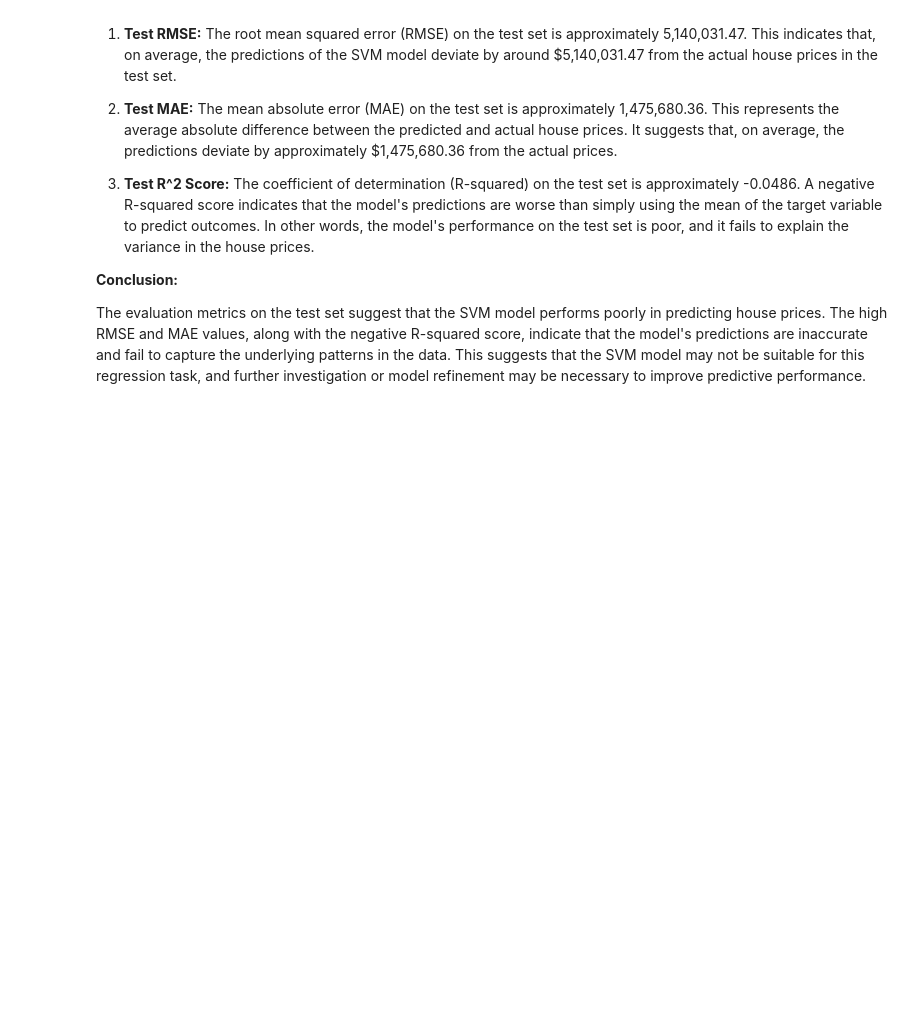
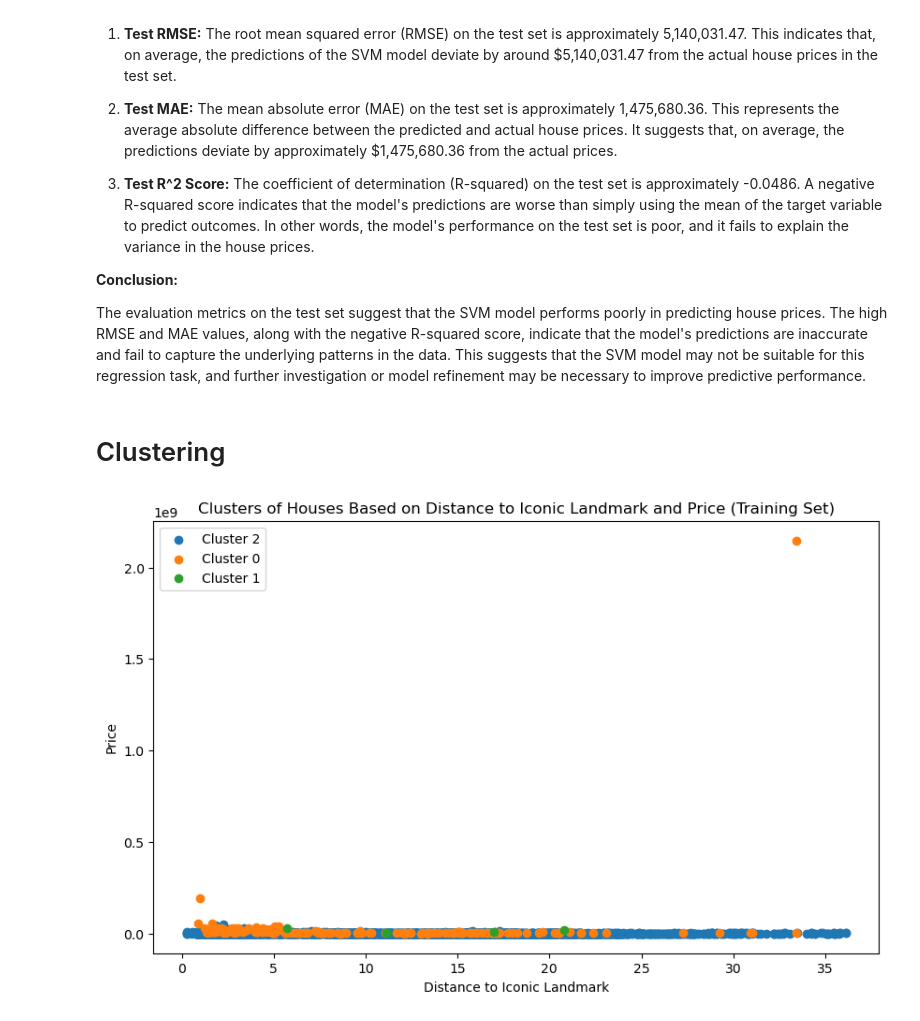
Before and after one commit to 44-566-Machine-Learning-S24/ml-s24-project-Goutamkurri, a Jupyter notebook: classification.ipynb, the cells around one changed output. Cells and saved outputs as stored; diff of their text form; code cells hidden in the pictures; blank space fills up the shorter version.

Commit message:
Completed clustering and dimensional analysis

```diff
--- a/classification.ipynb
+++ b/classification.ipynb
@@ -156,3 +148,33 @@ Upon evaluating the SVM model on the test set, the following observations can be
 **Conclusion:**
 
 The evaluation metrics on the test set suggest that the SVM model performs poorly in predicting house prices. The high RMSE and MAE values, along with the negative R-squared score, indicate that the model's predictions are inaccurate and fail to capture the underlying patterns in the data. This suggests that the SVM model may not be suitable for this regression task, and further investigation or model refinement may be necessary to improve predictive performance.
+# %% [markdown]
+# Clustering
+# %%
+from sklearn.cluster import KMeans
+import matplotlib.pyplot as plt
+
+features = ['BEDS', 'BATH', 'PROPERTYSQFT', 'DISTANCE_TO_ICONIC_LANDMARK']
+
+X_train_cluster = X_train[features]
+
+kmeans = KMeans(n_clusters=3, random_state=42, n_init=10)  # Explicitly setting n_init to suppress the warning
+
+kmeans.fit(X_train_cluster)
+
+X_train['Cluster'] = kmeans.labels_
+
+X_train['PRICE'] = y_train
+
+plt.figure(figsize=(10, 6))
+for cluster in X_train['Cluster'].unique():
+    cluster_data = X_train[X_train['Cluster'] == cluster]
+    plt.scatter(cluster_data['DISTANCE_TO_ICONIC_LANDMARK'], cluster_data['PRICE'], label=f'Cluster {cluster}')
+
+plt.title('Clusters of Houses Based on Distance to Iconic Landmark and Price (Training Set)')
+plt.xlabel('Distance to Iconic Landmark')
+plt.ylabel('Price')
+plt.legend()
+plt.show()
+# %% [output]
+[figure, added]
```
Also changed, not shown: parts of 4 cells of this notebook.
